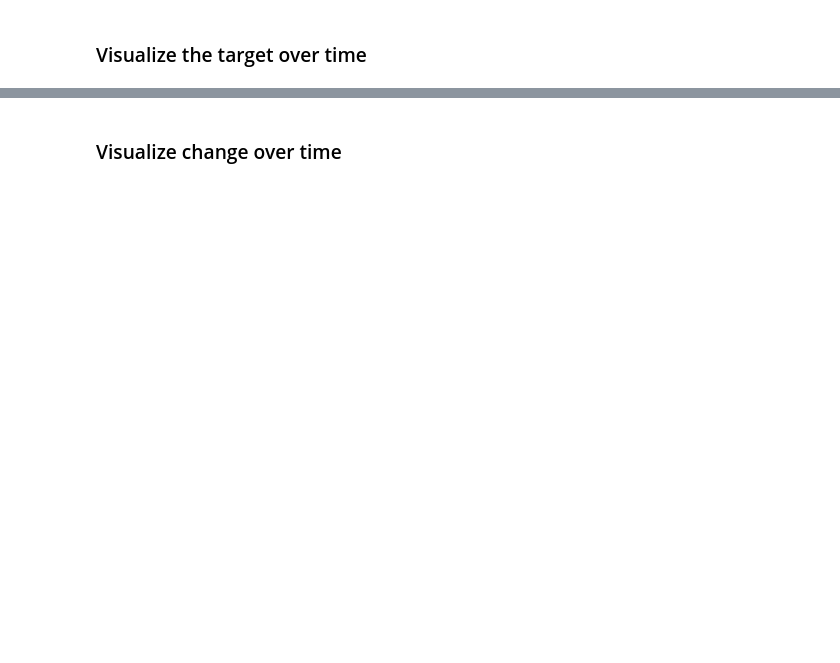
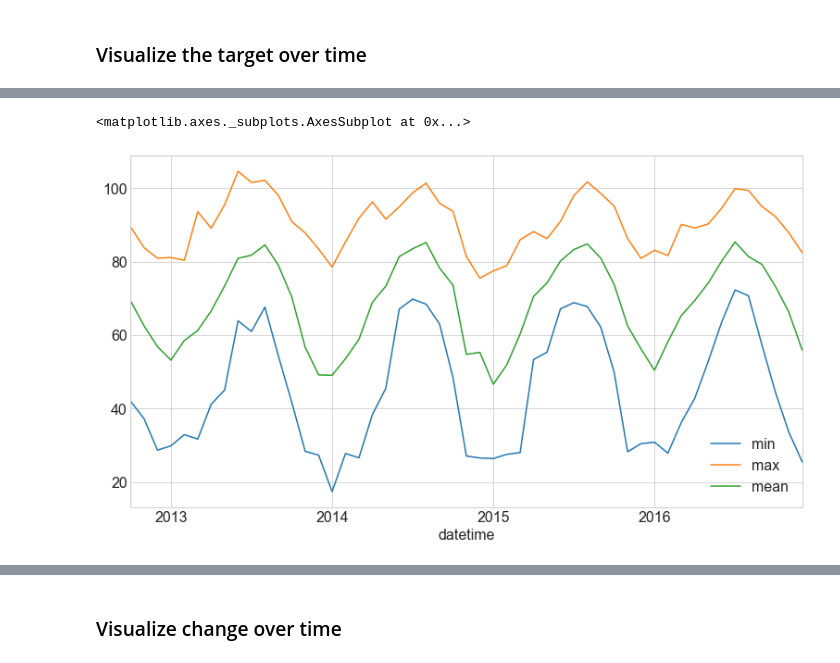
Before and after one commit to AI-Gomez/time-series-exercises, a Jupyter notebook: explore_lesson.ipynb, the cells around one changed output, grey strips where cells are left out. Saved outputs shown, nothing was run; the diff lists cells and outputs as text; code cells hidden in the pictures; blank space fills up the shorter version.

```diff
--- a/explore_lesson.ipynb
+++ b/explore_lesson.ipynb
@@ -96,3 +129,8 @@ y.resample('2W').mean().plot(title='2 week average')
+# %%
+y.resample('M').agg(['min','max','mean']).plot()
+# %% [output]
+<matplotlib.axes._subplots.AxesSubplot at 0x...>
+[figure, added]
 # %%
 y.plot(alpha=.2, label='Hourly')
 y.resample('D').mean().plot(alpha=.5, label='Daily')
```
Also changed, not shown: parts of 21 cells of this notebook.
